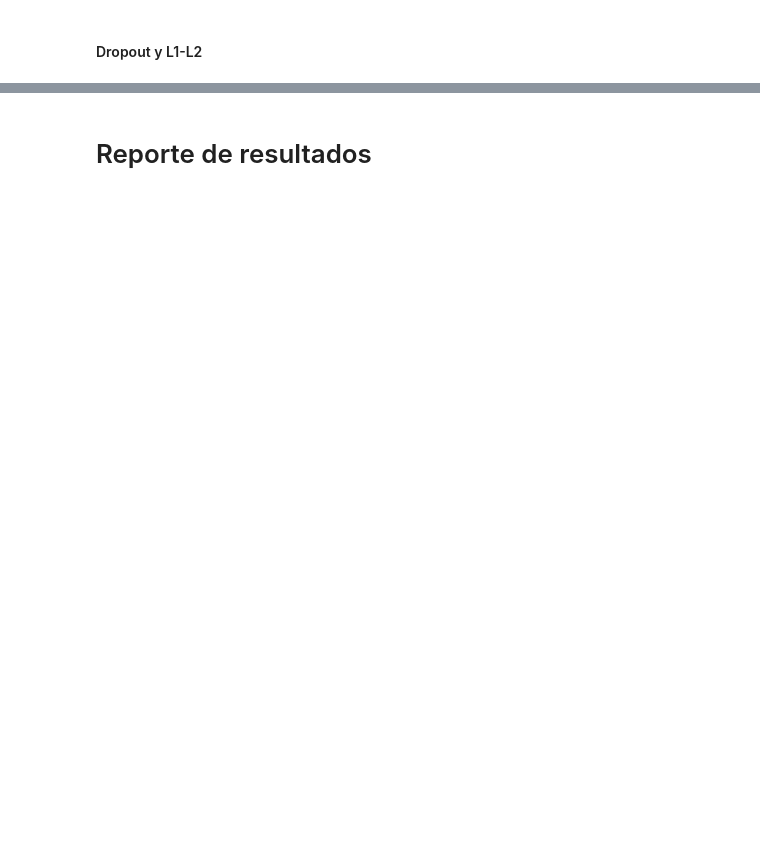
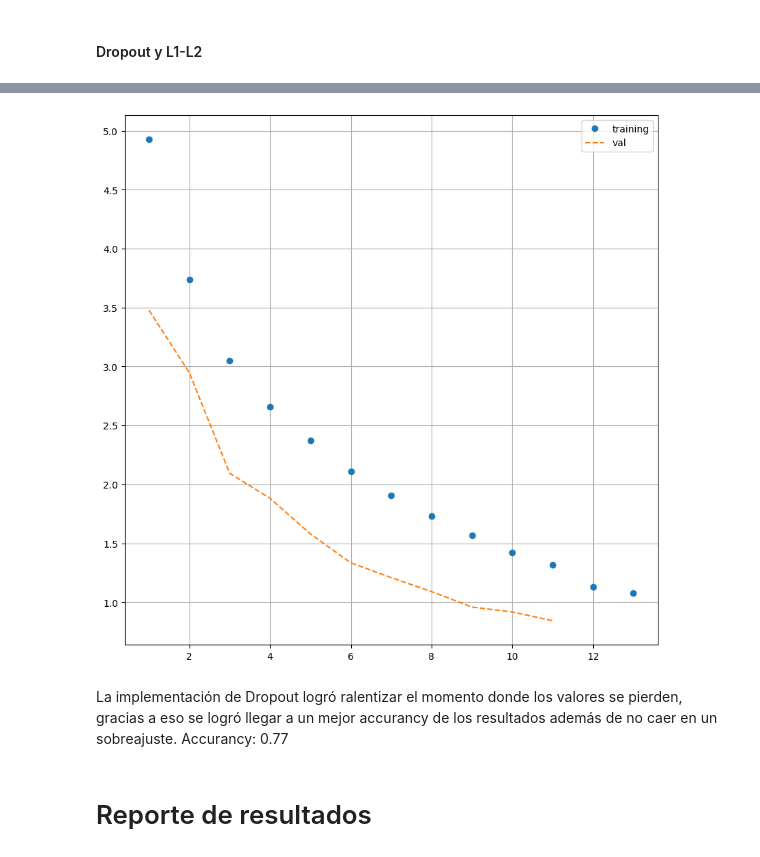
Before and after one commit to Jorge-1501/Redes-Neuronales, a Jupyter notebook: Digitos/src/Tarea3-Redes.ipynb, the cells around one changed output, grey strips where cells are left out. Drawn from its saved outputs; the diff is of its cells as text; code cells hidden in the pictures; blank space fills up the shorter version.

```diff
--- a/Digitos/src/Tarea3-Redes.ipynb
+++ b/Digitos/src/Tarea3-Redes.ipynb
@@ -899,2 +921,32 @@ Con la combinación de los reguladores L1-L2 se ha logrado llegar a un mejor acu
 # %% [markdown]
 #### Dropout y L1-L2
+# %%
+# Cargar el modelo preentrenado
+modelo_preentrenado_Dropout = tf.keras.models.load_model("mejor_modelo_segundo_entrenamiento.h5")
+
+# Agregar capas de dropout y regularización L2
+modelo_preentrenado_Dropout.add(layers.Dense(10, activation='relu',
+                                        kernel_regularizer=l1_l2(l1=0.00001, l2=0.0001),
+                                        name="mi_capa_Dropout"))
+modelo_preentrenado_Dropout.add(Dropout(0.2))
+modelo_preentrenado_Dropout.add(layers.Dense(10, activation='relu',
+                                        kernel_regularizer=l1_l2(l1=0.00001, l2=0.0001),
+                                        name="mi_capa_Dropout2"))
+
+# Compilar el modelo con las nuevas configuraciones
+custom_optimizer3 = Adam(learning_rate=0.00001, beta_1=0.95, beta_2=0.999, epsilon=1e-10)
+modelo_preentrenado_Dropout.compile(optimizer=custom_optimizer3,
+                                  loss="categorical_crossentropy",
+                                  metrics=["accuracy"])
+
+# Define el callback ModelCheckpoint para guardar el mejor modelo
+checkpoint_mejor_modelo_Dropout = ModelCheckpoint("mejor_modelo_Dropout.h5",
+                                                  monitor="val_loss", save_best_only=True)
+
+# Entrena el modelo preentrenado con el callback para guardar el mejor modelo
+history_train_Dropout = modelo_preentrenado_Dropout.fit(train_images, train_labels, epochs=25, batch_size=10,
+                                         callbacks=[checkpoint_mejor_modelo_Dropout],
+                                         validation_split=0.2)
+
+# Cargar el mejor modelo guardado durante el segundo entrenamiento
+mejor_modelo_Dropout = tf.keras.models.load_model("mejor_modelo_Dropout.h5")
@@ -900,0 +978,16 @@ Con la combinación de los reguladores L1-L2 se ha logrado llegar a un mejor acu
+# %%
+history_dict_Dropout = history_train_Dropout.history
+loss_values_Dropout = history_dict_Dropout['loss']
+val_loss_values_Dropout = history_dict_Dropout['val_loss']
+
+fig = plt.figure(figsize=(10,10))
+epoch = range(1,len(loss_values_Dropout)+1)
+plt.plot(epoch,loss_values_Dropout, 'o',label='training')
+plt.plot(epoch,val_loss_values_Dropout, '--',label='val')
+plt.legend()
+plt.grid()
+plt.show()
+# %% [output]
+[figure, added]
+# %% [markdown]
+La implementación de Dropout logró ralentizar el momento donde los valores se pierden, gracias a eso se logró llegar a un mejor accurancy de los resultados además de no caer en un sobreajuste. Accurancy: 0.77
```
Also changed, not shown: parts of 8 cells of this notebook, 1 other file.
